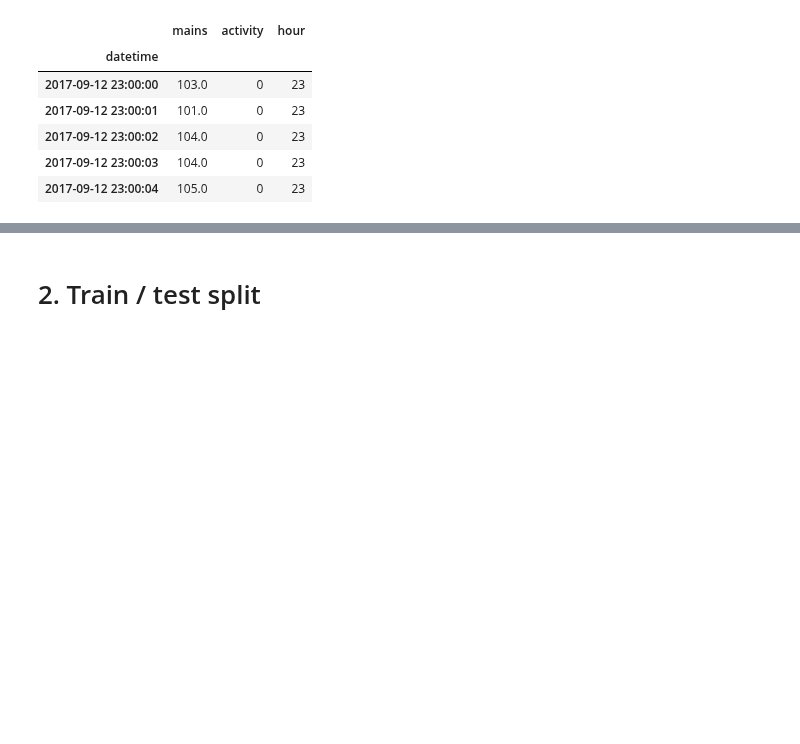
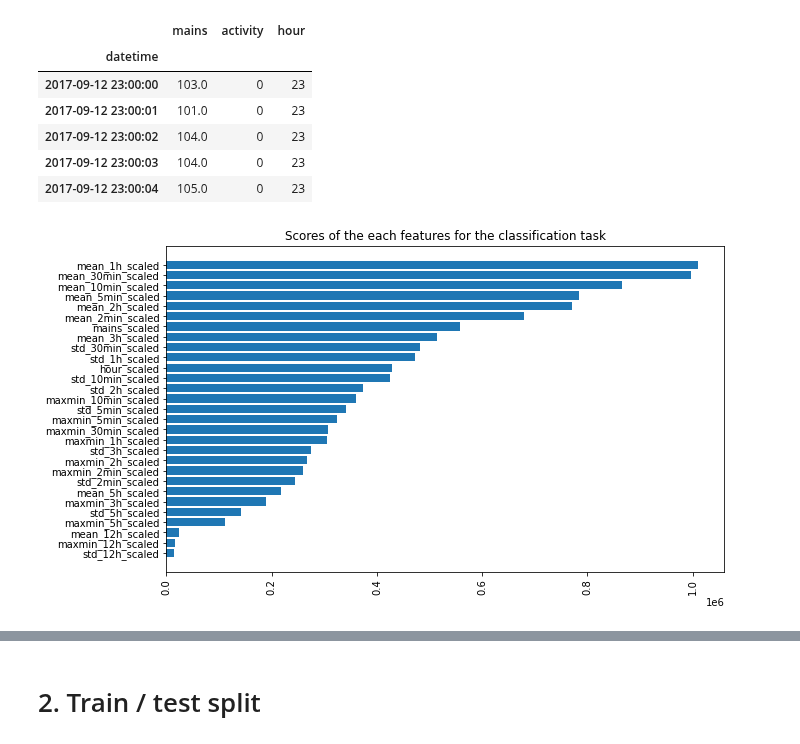
Before and after one commit to hugo-mi/Activity_Detection_From_Electrical_Consumption_Load_Curves, a Jupyter notebook: Exploratory Data Analysis/classification_house2.ipynb, the cells around one changed output, grey strips where cells are left out. Saved outputs shown, nothing was run; the diff lists cells and outputs as text; code cells hidden in the pictures; blank space fills up the shorter version.

```diff
--- a/Exploratory Data Analysis/classification_house2.ipynb
+++ b/Exploratory Data Analysis/classification_house2.ipynb
@@ -35,0 +52,15 @@ house1_power_norm = house2_power_norm.dropna()
+# %%
+# ideally this would be done after a split test / train
+fs = SelectKBest()
+all_features = ['mains_scaled', 'hour_scaled'] + [func+rw+'_scaled' for rw in all_windows for func in ['std_', 'mean_', 'maxmin_']]
+fs.fit_transform(house2_power_norm.loc[:, all_features].values, house2_power_norm.loc[:, 'activity'].values)
+
+sorted_scores_idx = np.argsort(fs.scores_)
+#features = np.array([str(i) for i in sorted_scores_idx])
+fig = plt.figure(figsize=(10, 6))
+plt.barh(y=np.array(all_features)[sorted_scores_idx], width=fs.scores_[sorted_scores_idx]);
+#plt.bar(x=range(len(fs.scores_)), height=fs.scores_);
+plt.xticks(rotation=90)
+plt.title('Scores of the each features for the classification task');
+# %% [output]
+[figure, added]
```
Also changed, not shown: parts of 13 cells of this notebook, 2 other files.
